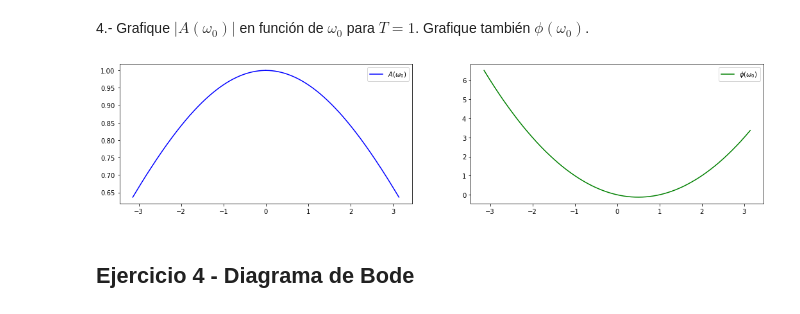
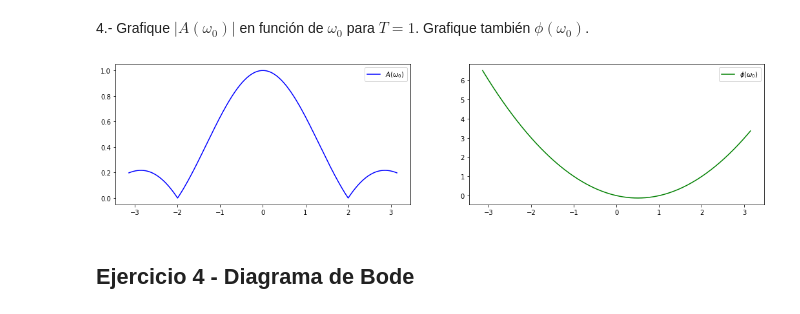
Before and after one commit to Jennipri/trabajofmps, a Jupyter notebook: tranajofmps.ipynb, the cells around one changed output. Cells and saved outputs as stored; diff of their text form; code cells hidden in the pictures.

```diff
--- a/tranajofmps.ipynb
+++ b/tranajofmps.ipynb
@@ -331,16 +331,16 @@ $A(\omega_0)=\frac{2}{\omega_0 T}\sin\left( \dfrac{\omega_o T}{2} \right)=sinc(\
 # %%
 T=1
 w0=np.copy(t)
-A=np.sin(w0*T/2)/(w0*T/2)
+A= np.sinc(w0*T/2)
 phi =w0*t/2 -w0*T/2
 
 fig, ax = plt.subplots(1,2,figsize=(18,4))
 o1 = ax[0].plot(w0,np.abs(A),'b-',label = '$A(\omega_0)$')
 o2 = ax[1].plot(w0, phi, 'g-', label='$ \phi(\omega_0) $')
 ax[0].legend()
 ax[1].legend();
 # %% [output]
-[figure, old version]
+[figure, new version]
 # %% [markdown]
 Ejercicio 4 - Diagrama de Bode
 ---------------
```
